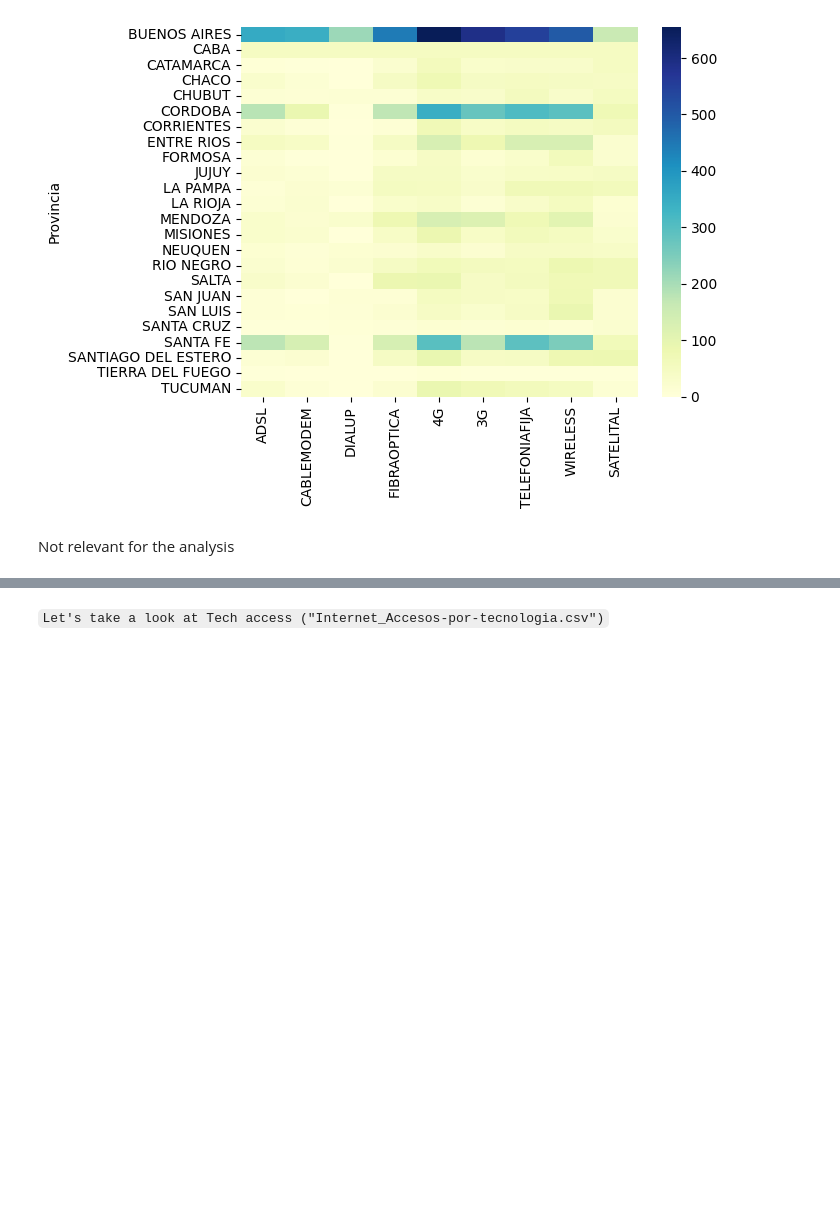
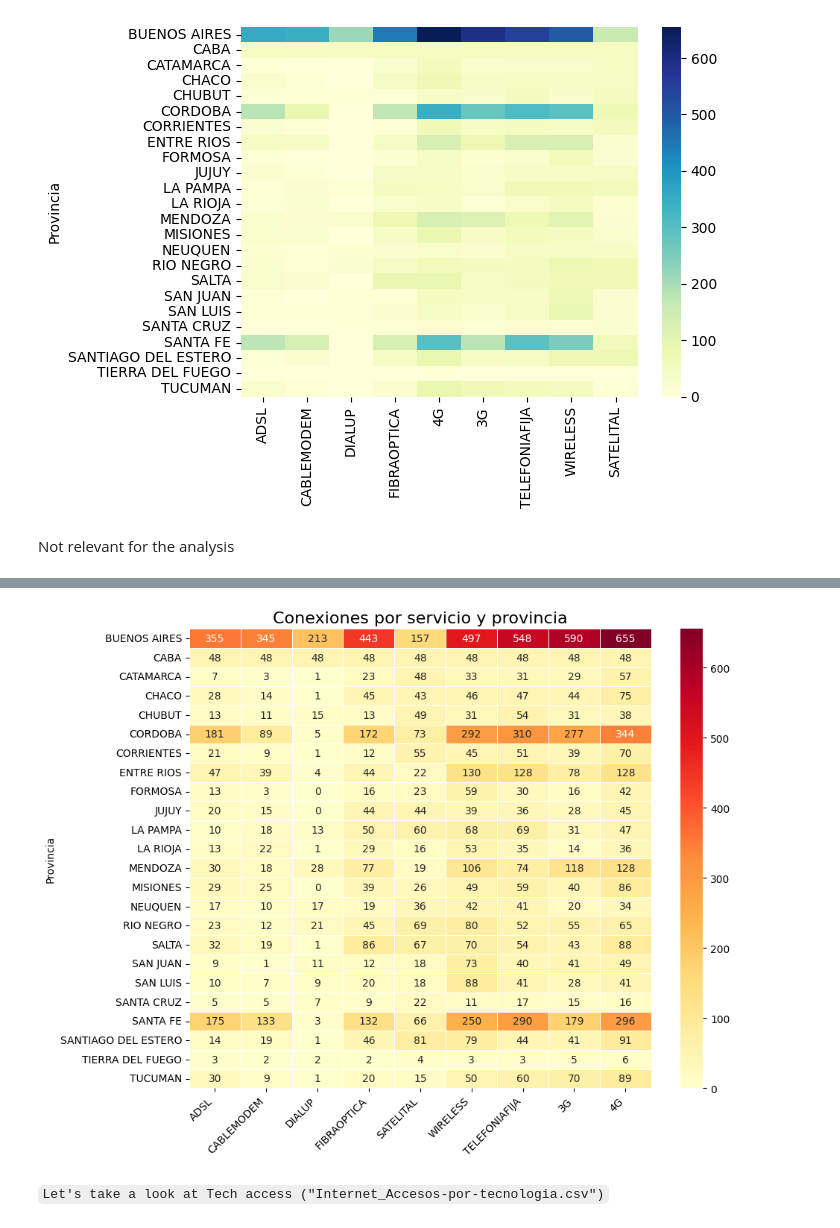
Before and after one commit to juanmaluna21/PI-DataAnalyst, a Jupyter notebook: dea_main.ipynb, the cells around one changed output, grey strips where cells are left out. Saved outputs shown, nothing was run; the diff lists cells and outputs as text; code cells hidden in the pictures; blank space fills up the shorter version.

```diff
--- a/dea_main.ipynb
+++ b/dea_main.ipynb
@@ -252,3 +317,12 @@ Not relevant for the analysis
+# %%
+plt.figure(figsize=(10, 8))
+sns.heatmap(connection_perservice.set_index('Provincia').drop(columns='Poblacion'), cmap='YlOrRd', annot=True, fmt='d', linewidths=.5)
+plt.title('Conexiones por servicio y provincia', fontsize=16)
+plt.xticks(rotation=45, ha='right')
+plt.yticks(rotation=0)
+plt.show()
+# %% [output]
+[figure, added]
 # %% [markdown]
 `Let's take a look at Tech access ("Internet_Accesos-por-tecnologia.csv")`
 # %%
```
Also changed, not shown: parts of 16 cells of this notebook.
